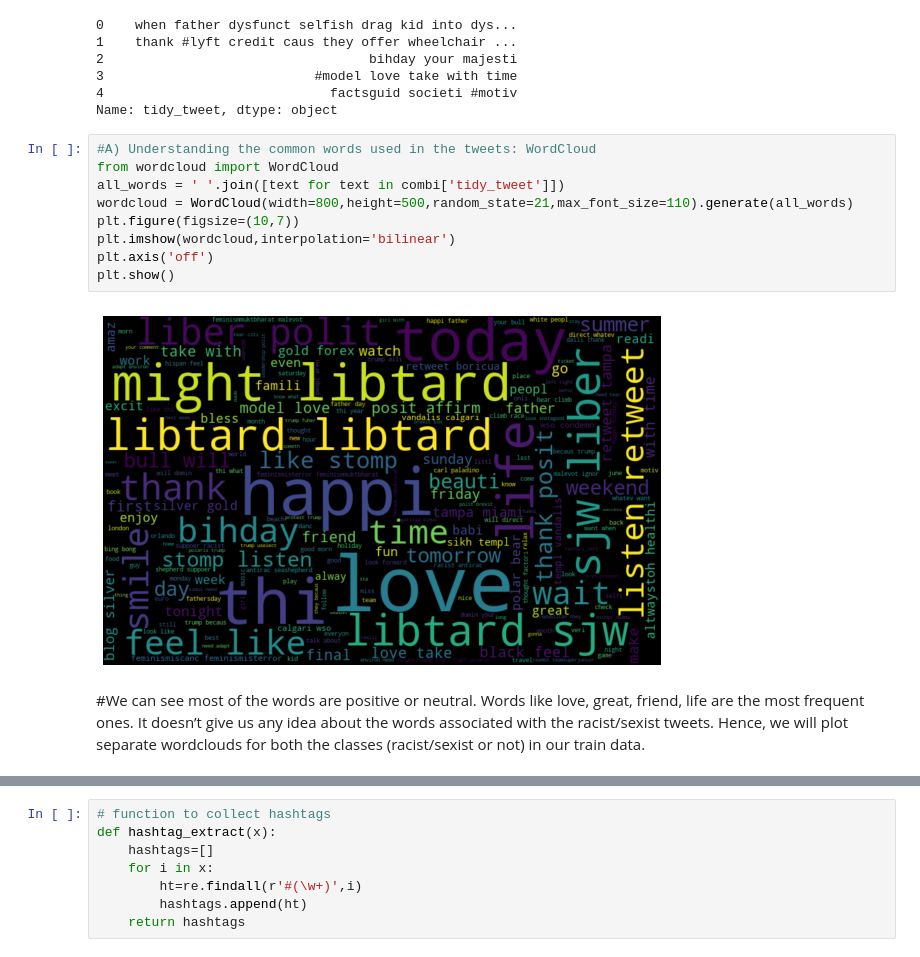
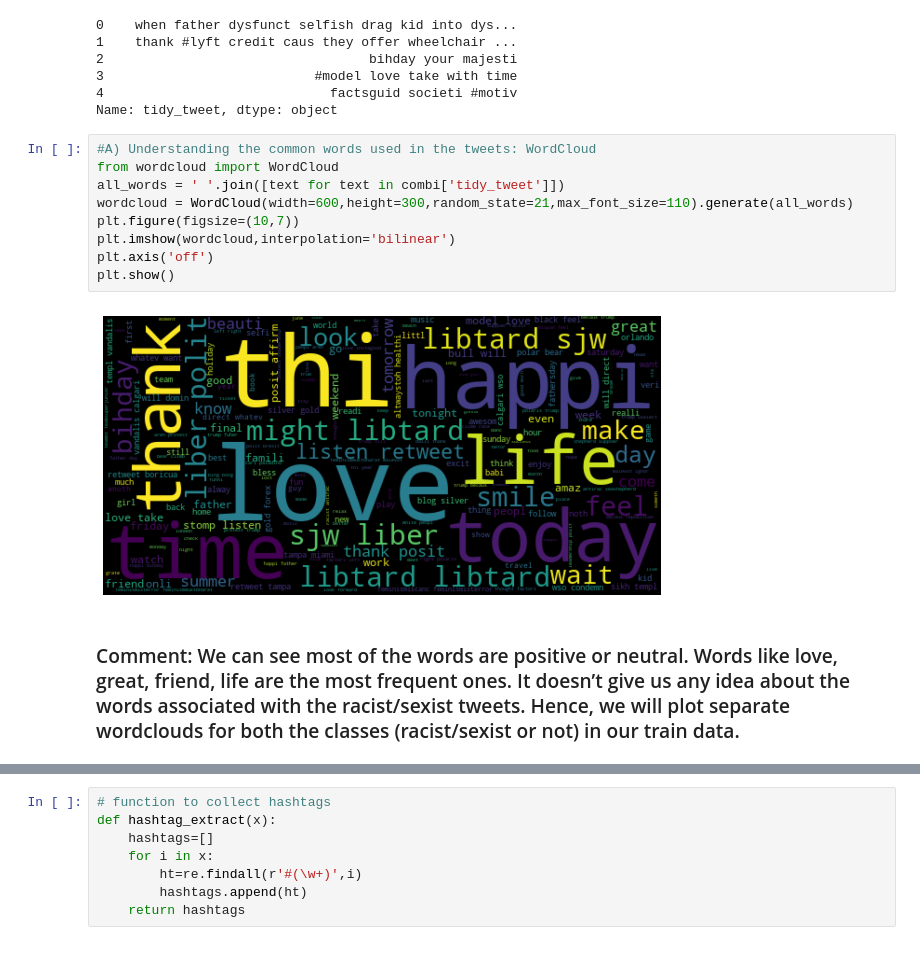
Before and after one commit to patelpranita/Twitter-Sentiment-Analysis, a Jupyter notebook: Twitter sentiment analysis.ipynb, the cells around one changed output, grey strips where cells are left out. Cells and saved outputs as stored; diff of their text form.

```diff
--- a/Twitter sentiment analysis.ipynb
+++ b/Twitter sentiment analysis.ipynb
@@ -312,16 +312,16 @@ Name: tidy_tweet, dtype: object
 # %%
 #A) Understanding the common words used in the tweets: WordCloud
 from wordcloud import WordCloud
 all_words = ' '.join([text for text in combi['tidy_tweet']])
-wordcloud = WordCloud(width=800,height=500,random_state=21,max_font_size=110).generate(all_words)
+wordcloud = WordCloud(width=600,height=300,random_state=21,max_font_size=110).generate(all_words)
 plt.figure(figsize=(10,7))
 plt.imshow(wordcloud,interpolation='bilinear')
 plt.axis('off')
 plt.show()
 # %% [output]
-[figure, old version]
+[figure, new version]
 # %% [markdown]
-#We can see most of the words are positive or neutral. Words like love, great, friend, life are the most frequent ones. It doesn’t give us any idea about the words associated with the racist/sexist tweets. Hence, we will plot separate wordclouds for both the classes (racist/sexist or not) in our train data.
+### Comment: We can see most of the words are positive or neutral. Words like love, great, friend, life are the most frequent ones. It doesn’t give us any idea about the words associated with the racist/sexist tweets. Hence, we will plot separate wordclouds for both the classes (racist/sexist or not) in our train data.
 # %%
 #B) Words in non racist/sexist tweets
 normal_words = ' '.join([text for text in combi['tidy_tweet'][combi['label'] == 0]])
```
Also changed, not shown: parts of 32 cells of this notebook.
